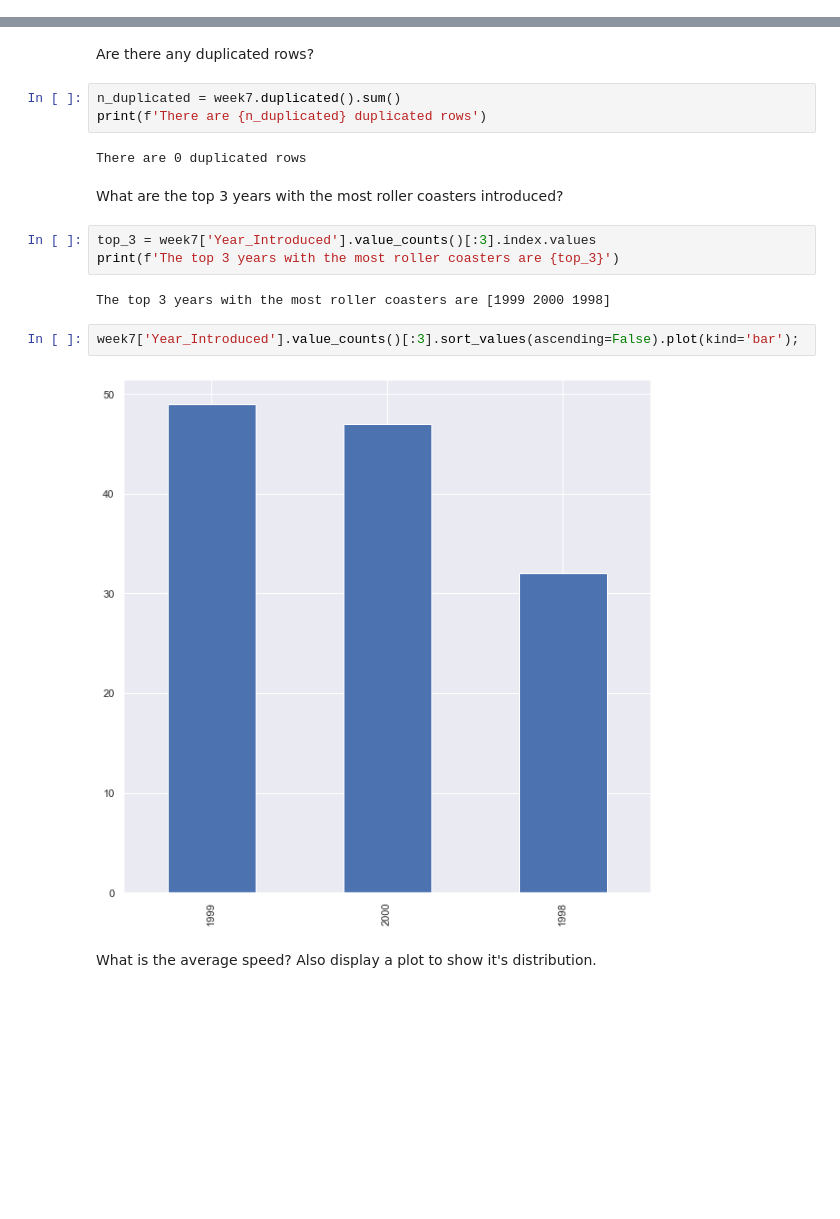
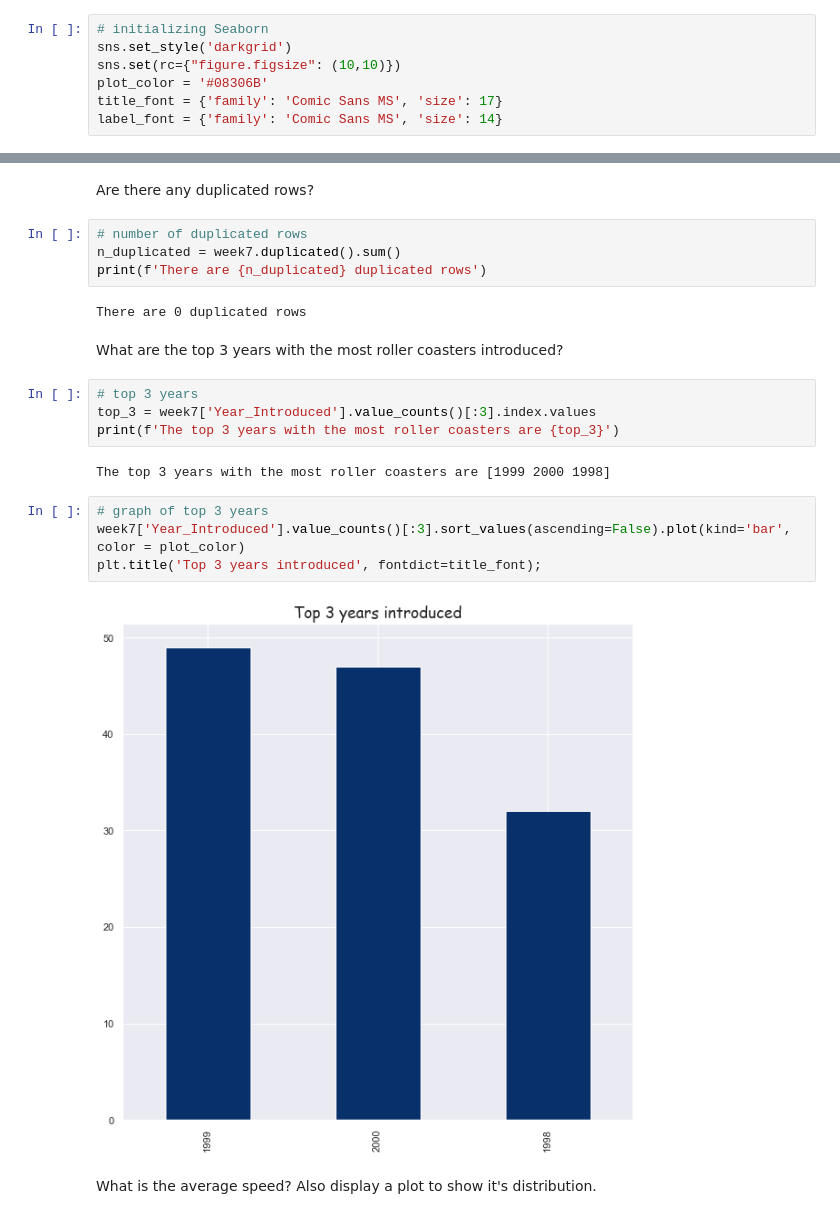
Before and after one commit to joshuaati/python_practice, a Jupyter notebook: 4 Data in Motion Challange/Week 7 pandas.ipynb, the cells around one changed output, grey strips where cells are left out. Saved outputs shown, nothing was run; the diff lists cells and outputs as text; blank space fills up the shorter version.

Commit message:
Updated Plots

```diff
--- a/4 Data in Motion Challange/Week 7 pandas.ipynb
+++ b/4 Data in Motion Challange/Week 7 pandas.ipynb
@@ -5,3 +7,10 @@ import matplotlib.pyplot as plt
 import seaborn as sns
 import re
+# %%
+# initializing Seaborn
+sns.set_style('darkgrid')
+sns.set(rc={"figure.figsize": (10,10)})
+plot_color = '#08306B'
+title_font = {'family': 'Comic Sans MS', 'size': 17}
+label_font = {'family': 'Comic Sans MS', 'size': 14}
 # %%
@@ -74,6 +89,7 @@ Index(['Coaster_Name', 'Length', 'Speed', 'Location', 'Status', 'Opening date',
 # %% [markdown]
 Are there any duplicated rows?
 # %%
+# number of duplicated rows
 n_duplicated = week7.duplicated().sum()
 print(f'There are {n_duplicated} duplicated rows')
 # %% [output]
@@ -81,14 +97,17 @@ There are 0 duplicated rows
 # %% [markdown]
 What are the top 3 years with the most roller coasters introduced?
 # %%
+# top 3 years
 top_3 = week7['Year_Introduced'].value_counts()[:3].index.values
 print(f'The top 3 years with the most roller coasters are {top_3}')
 # %% [output]
 The top 3 years with the most roller coasters are [1999 2000 1998]
 # %%
-week7['Year_Introduced'].value_counts()[:3].sort_values(ascending=False).plot(kind='bar');
+# graph of top 3 years
+week7['Year_Introduced'].value_counts()[:3].sort_values(ascending=False).plot(kind='bar', color = plot_color)
+plt.title('Top 3 years introduced', fontdict=title_font);
 # %% [output]
-[figure, old version]
+[figure, new version]
 # %% [markdown]
 What is the average speed? Also display a plot to show it's distribution.
 # %%
```
Also changed, not shown: parts of 14 cells of this notebook.
